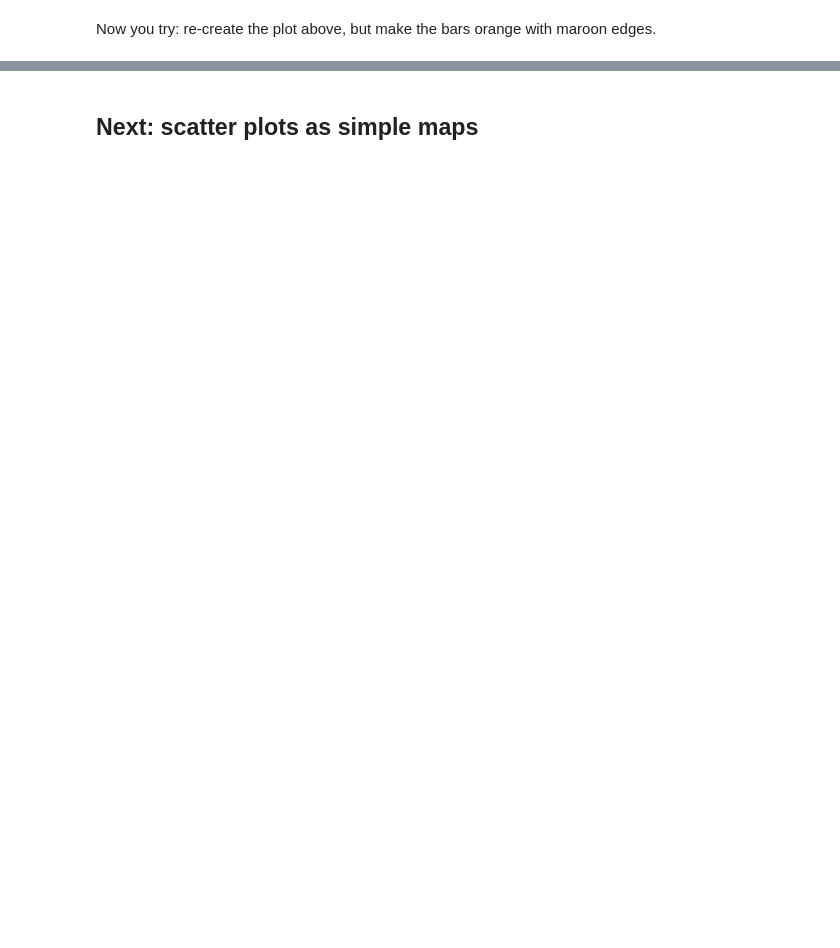
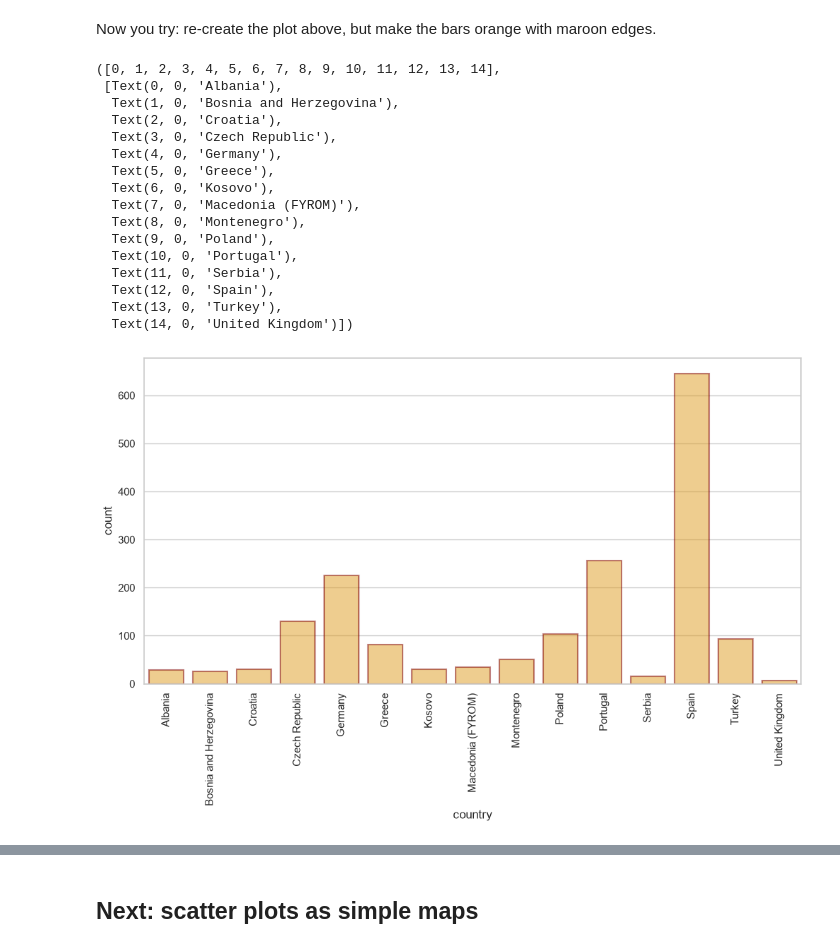
Before and after one commit to qszhao/PTUA2027, a Jupyter notebook: Lab03/Lab03-2_Visualization.ipynb, the cells around one changed output, grey strips where cells are left out. Saved outputs shown, nothing was run; the diff lists cells and outputs as text; code cells hidden in the pictures; blank space fills up the shorter version.

```diff
--- a/Lab03/Lab03-2_Visualization.ipynb
+++ b/Lab03/Lab03-2_Visualization.ipynb
@@ -51,4 +57,38 @@ rs.head()
 # %% [markdown]
 Now you try: re-create the plot above, but make the bars orange with maroon edges.
+# %%
+import seaborn as sns
+import matplotlib.pyplot as plt
+countrycount2 = df.groupby('country')['country'].count().reset_index(name='count')
+sns.set_style("whitegrid")
+plt.figure(figsize=(12, 6))
+sns.barplot(
+    x="country",
+    y="count",
+    data=countrycount,
+    alpha= (0.5),
+    color="orange",
+    edgecolor="maroon",
+    linewidth=1.5
+)
+plt.xticks(rotation=90)
+# %% [output]
+([0, 1, 2, 3, 4, 5, 6, 7, 8, 9, 10, 11, 12, 13, 14],
+ [Text(0, 0, 'Albania'),
+  Text(1, 0, 'Bosnia and Herzegovina'),
+  Text(2, 0, 'Croatia'),
+  Text(3, 0, 'Czech Republic'),
+  Text(4, 0, 'Germany'),
+  Text(5, 0, 'Greece'),
+  Text(6, 0, 'Kosovo'),
+  Text(7, 0, 'Macedonia (FYROM)'),
+  Text(8, 0, 'Montenegro'),
+  Text(9, 0, 'Poland'),
+  Text(10, 0, 'Portugal'),
+  Text(11, 0, 'Serbia'),
+  Text(12, 0, 'Spain'),
+  Text(13, 0, 'Turkey'),
+  Text(14, 0, 'United Kingdom')])
+[figure, added]
 # %%
 # Q2: Draw the same bar chart, but now for the most visited cities instead of countries
```
Also changed, not shown: parts of 15 cells of this notebook.
